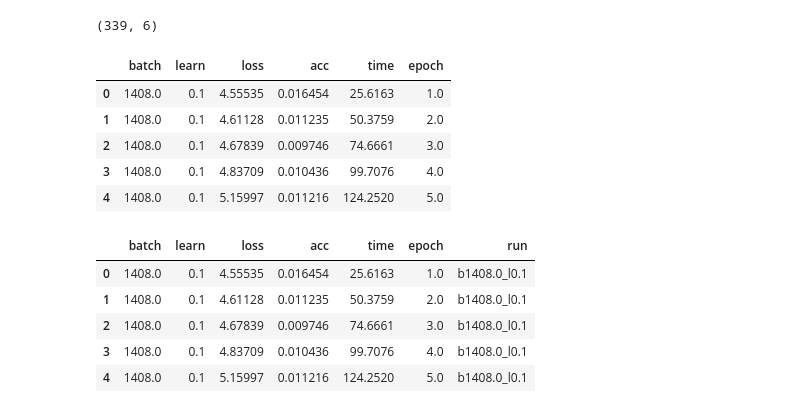
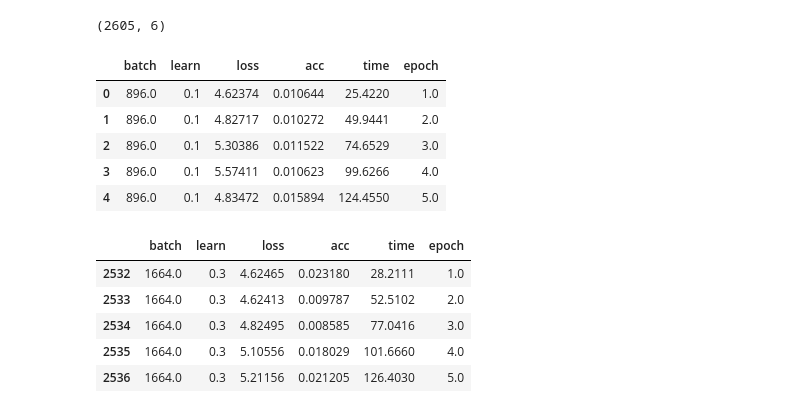
Before and after one commit to pyotr777/mlbenchmarks, a Jupyter notebook: Chainer/cifar_SGD_DL.ipynb, the cells around one changed output. Cells and saved outputs as stored; diff of their text form; code cells hidden in the pictures.

```diff
--- a/Chainer/cifar_SGD_DL.ipynb
+++ b/Chainer/cifar_SGD_DL.ipynb
@@ -17,12 +15,14 @@ import os
 # %%
 logdir="logs/flextime/0_6x100/01_SGD/experiment01"
 # %%
-batch_l = [1408,1536]
-lr_l = [0.1,0.15]
+batch_l = np.arange(896,1665,128)
+print batch_l
+lr_l = np.arange(0.1,0.31,0.05)
+print lr_l
 files = []
 for batch in batch_l:
     for lr in lr_l:
         filename = "cifar_log_b{}_l{:.3f}.log".format(batch,lr)
         files.append(os.path.abspath(os.path.join(logdir,filename)))
-files
+#files
 # %% [output]
@@ -78,20 +76,20 @@ for file in files:
 print df.shape
 df.head()
 # %% [output]
-(339, 6)
+(2605, 6)
 |  | batch | learn | loss | acc | time | epoch |
-| 0 | 1408.0 | 0.1 | 4.55535 | 0.016454 | 25.6163 | 1.0 |
-| 1 | 1408.0 | 0.1 | 4.61128 | 0.011235 | 50.3759 | 2.0 |
-| 2 | 1408.0 | 0.1 | 4.67839 | 0.009746 | 74.6661 | 3.0 |
-| 3 | 1408.0 | 0.1 | 4.83709 | 0.010436 | 99.7076 | 4.0 |
-| 4 | 1408.0 | 0.1 | 5.15997 | 0.011216 | 124.2520 | 5.0 |
+| 0 | 896.0 | 0.1 | 4.62374 | 0.010644 | 25.4220 | 1.0 |
+| 1 | 896.0 | 0.1 | 4.82717 | 0.010272 | 49.9441 | 2.0 |
+| 2 | 896.0 | 0.1 | 5.30386 | 0.011522 | 74.6529 | 3.0 |
+| 3 | 896.0 | 0.1 | 5.57411 | 0.010623 | 99.6266 | 4.0 |
+| 4 | 896.0 | 0.1 | 4.83472 | 0.015894 | 124.4550 | 5.0 |
 # %%
-df["run"]=("b"+df["batch"].map(str)+"_l"+df["learn"].map(str)).replace("0_"," ") ??
+df = df.sort_values(by=["batch","learn"],ascending=False)
 df.head()
 # %% [output]
-|  | batch | learn | loss | acc | time | epoch | run |
-| 0 | 1408.0 | 0.1 | 4.55535 | 0.016454 | 25.6163 | 1.0 | b1408.0_l0.1 |
-| 1 | 1408.0 | 0.1 | 4.61128 | 0.011235 | 50.3759 | 2.0 | b1408.0_l0.1 |
-| 2 | 1408.0 | 0.1 | 4.67839 | 0.009746 | 74.6661 | 3.0 | b1408.0_l0.1 |
-| 3 | 1408.0 | 0.1 | 4.83709 | 0.010436 | 99.7076 | 4.0 | b1408.0_l0.1 |
-| 4 | 1408.0 | 0.1 | 5.15997 | 0.011216 | 124.2520 | 5.0 | b1408.0_l0.1 |
+|  | batch | learn | loss | acc | time | epoch |
+| 2532 | 1664.0 | 0.3 | 4.62465 | 0.023180 | 28.2111 | 1.0 |
+| 2533 | 1664.0 | 0.3 | 4.62413 | 0.009787 | 52.5102 | 2.0 |
+| 2534 | 1664.0 | 0.3 | 4.82495 | 0.008585 | 77.0416 | 3.0 |
+| 2535 | 1664.0 | 0.3 | 5.10556 | 0.018029 | 101.6660 | 4.0 |
+| 2536 | 1664.0 | 0.3 | 5.21156 | 0.021205 | 126.4030 | 5.0 |
```
Also changed, not shown: parts of 24 cells of this notebook, 3 other files.
